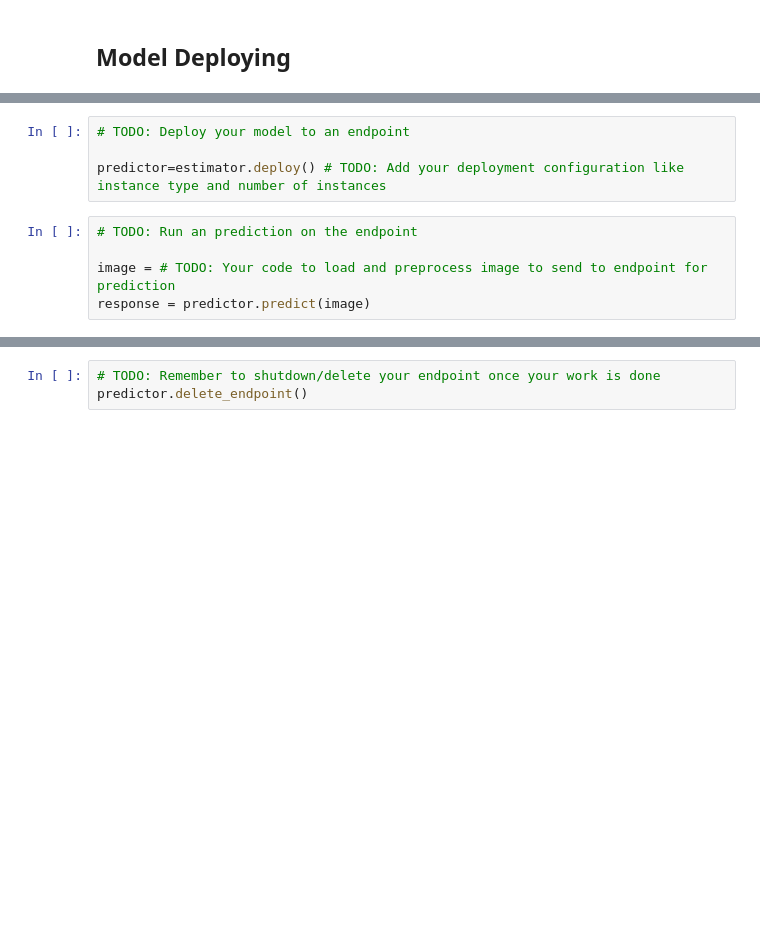
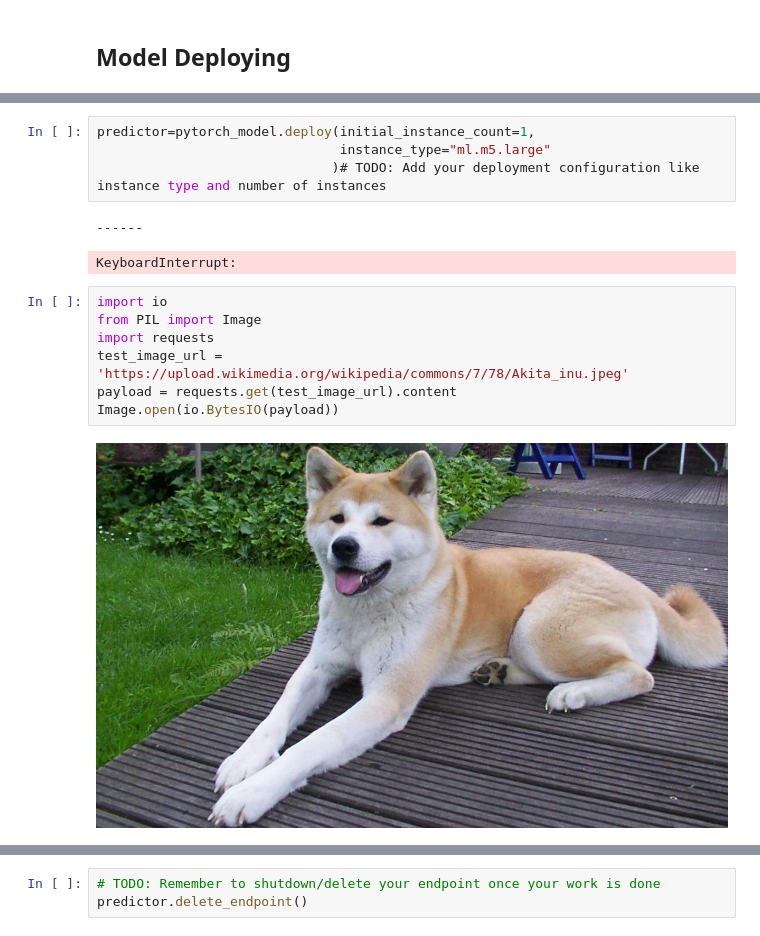
Before and after one commit to safiamc/udacity-deep-learning-project, a Jupyter notebook: train_and_deploy.ipynb, the cells around one changed output, grey strips where cells are left out. Drawn from its saved outputs; the diff is of its cells as text; blank space fills up the shorter version.

```diff
--- a/train_and_deploy.ipynb
+++ b/train_and_deploy.ipynb
@@ -346,9 +460,16 @@ print(f"The profiler report is located at {rule_output_path}")
 # %%
-# TODO: Deploy your model to an endpoint
-
-predictor=estimator.deploy() # TODO: Add your deployment configuration like instance type and number of instances
+predictor=pytorch_model.deploy(initial_instance_count=1,
+                               instance_type="ml.m5.large"
+                              )# TODO: Add your deployment configuration like instance type and number of instances
+# %% [output]
+------
+KeyboardInterrupt:
-# %%
-# TODO: Run an prediction on the endpoint
-
-image = # TODO: Your code to load and preprocess image to send to endpoint for prediction
-response = predictor.predict(image)
+# %%
+import io
+from PIL import Image
+import requests
+test_image_url = 'https://upload.wikimedia.org/wikipedia/commons/7/78/Akita_inu.jpeg'
+payload = requests.get(test_image_url).content
+Image.open(io.BytesIO(payload))
+# %% [output]
+[figure, added]
```
Also changed, not shown: parts of 19 cells of this notebook.
